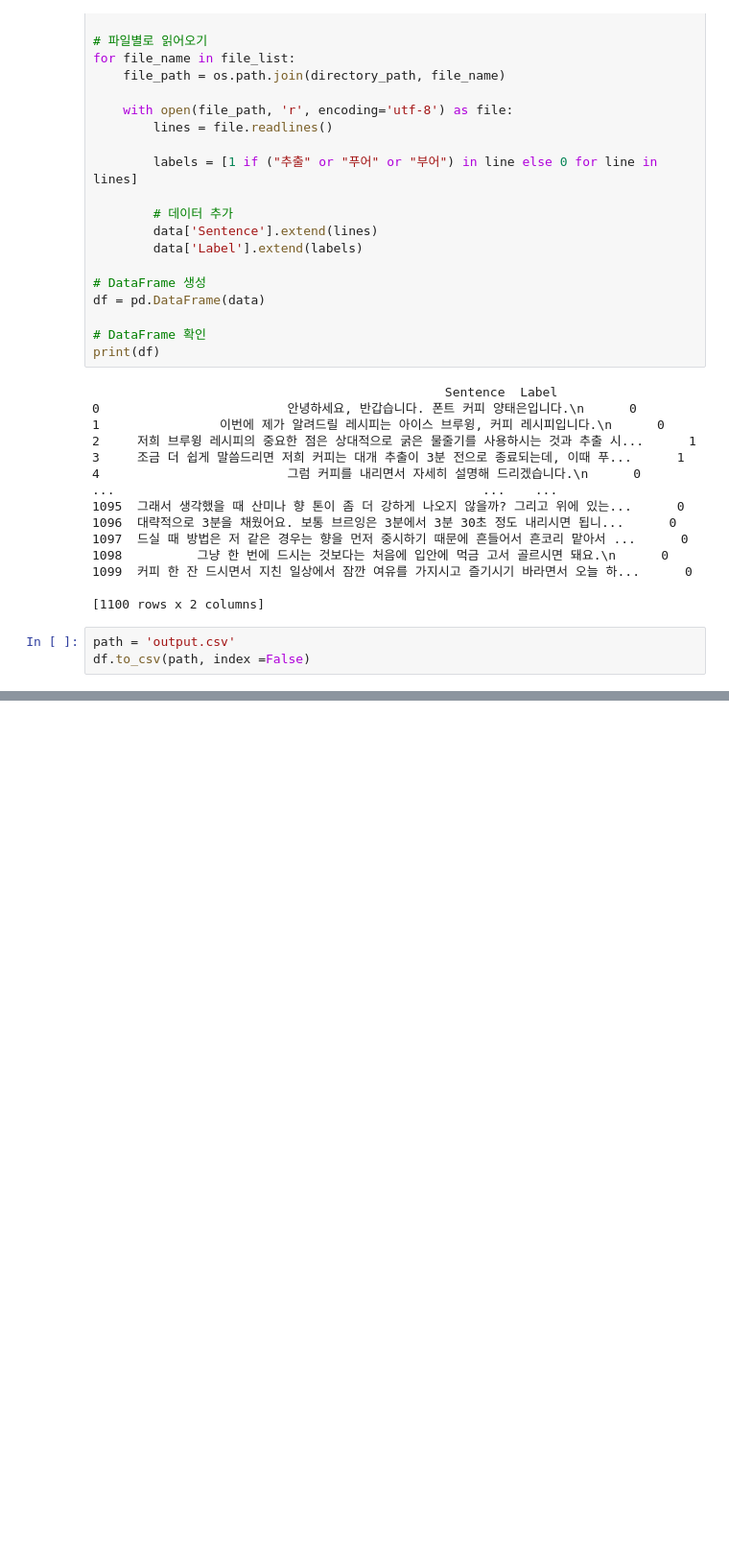
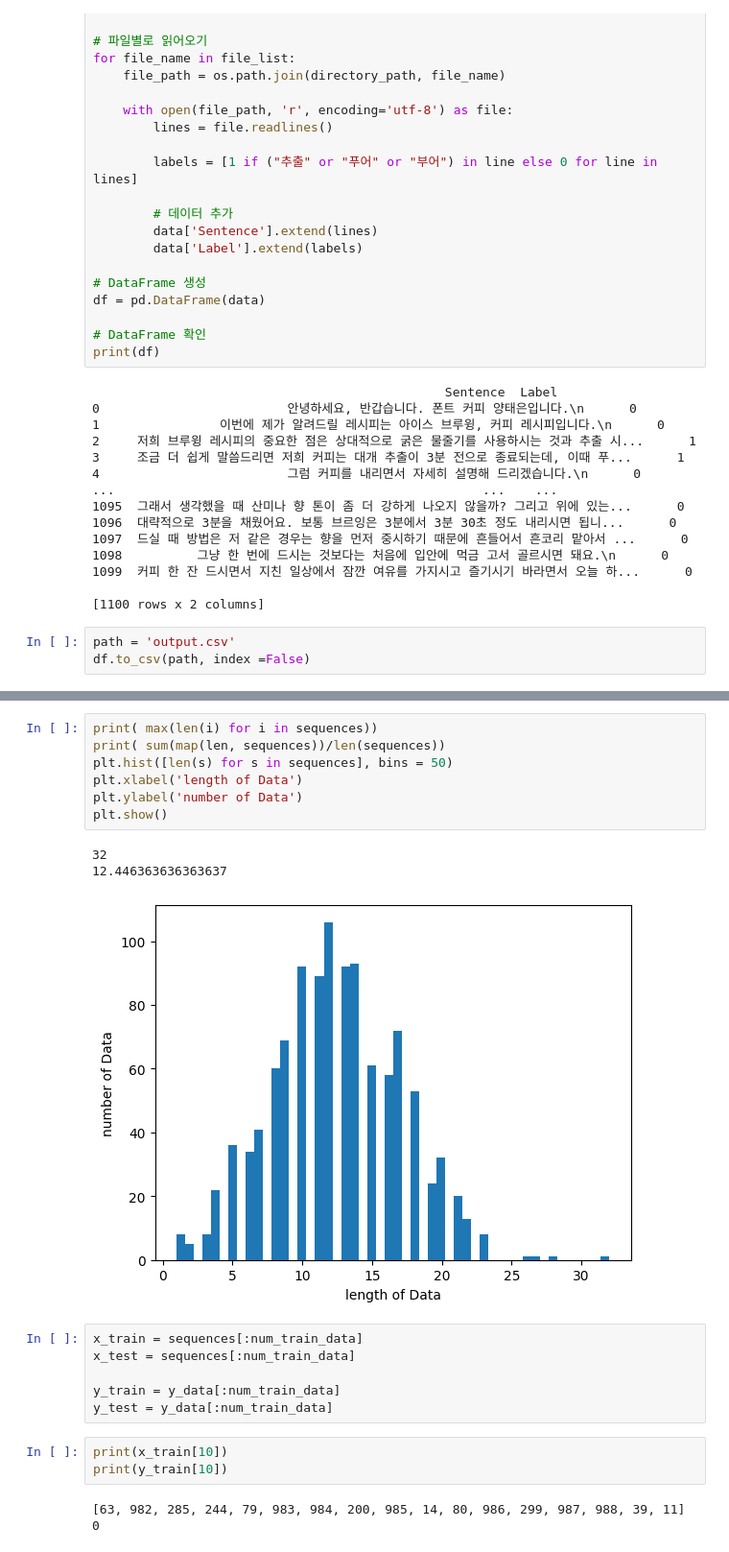
Before and after one commit to wcharibo/coffee_recipe_generator, a Jupyter notebook: Untitled.ipynb, the cells around one changed output, grey strips where cells are left out. Shown at 96% size. Cells and saved outputs as stored; diff of their text form; blank space fills up the shorter version.

```diff
--- a/Untitled.ipynb
+++ b/Untitled.ipynb
@@ -344,0 +392,23 @@ df.to_csv(path, index =False)
+# %%
+print( max(len(i) for i in sequences))
+print( sum(map(len, sequences))/len(sequences))
+plt.hist([len(s) for s in sequences], bins = 50)
+plt.xlabel('length of Data')
+plt.ylabel('number of Data')
+plt.show()
+# %% [output]
+32
+12.446363636363637
+[figure, added]
+# %%
+x_train = sequences[:num_train_data]
+x_test = sequences[:num_train_data]
+
+y_train = y_data[:num_train_data]
+y_test = y_data[:num_train_data]
+# %%
+print(x_train[10])
+print(y_train[10])
+# %% [output]
+[63, 982, 285, 244, 79, 983, 984, 200, 985, 14, 80, 986, 299, 987, 988, 39, 11]
+0
```
Also changed, not shown: parts of 55 cells of this notebook, 4 other files.
